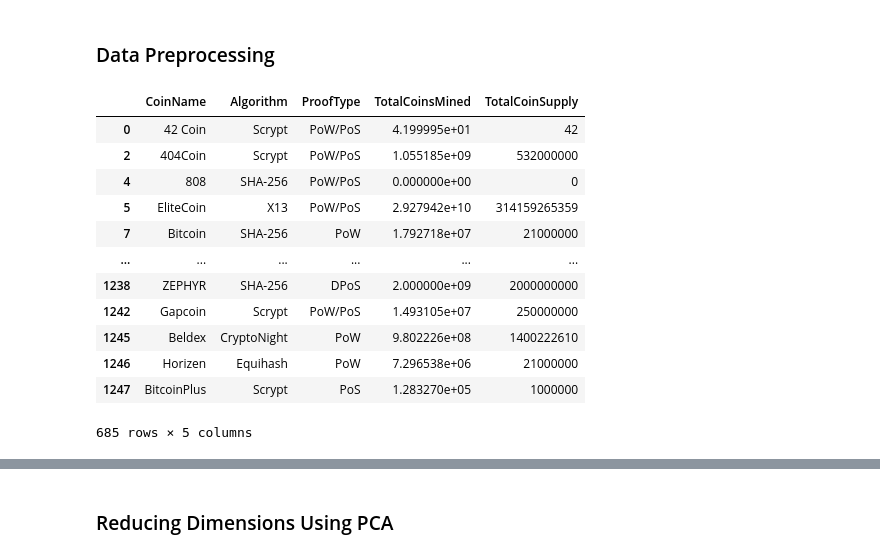
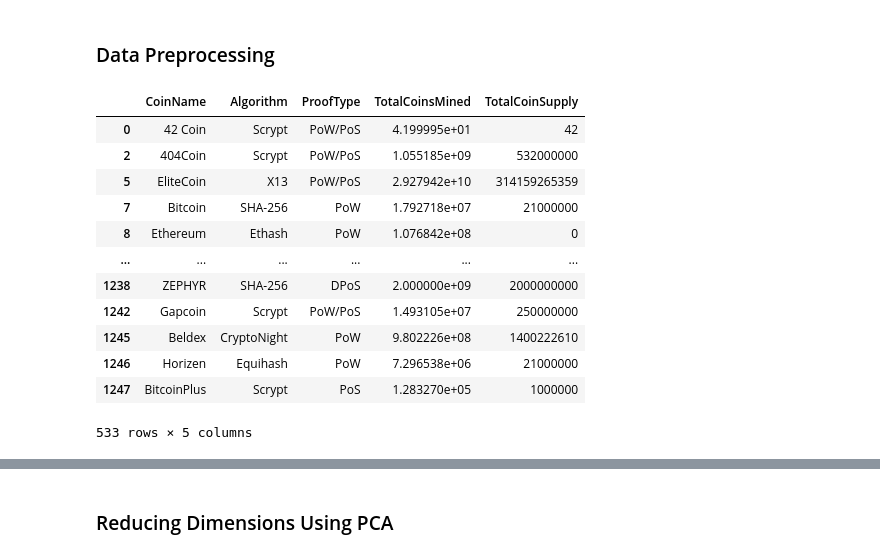
Before and after one commit to gokhanunal34/awsCloud, a Jupyter notebook: Starter_Files/crypto_clustering.ipynb, the cells around one changed output, grey strips where cells are left out. Saved outputs shown, nothing was run; the diff lists cells and outputs as text; code cells hidden in the pictures.

```diff
--- a/Starter_Files/crypto_clustering.ipynb
+++ b/Starter_Files/crypto_clustering.ipynb
@@ -81,27 +61,27 @@ cryptoDf.drop(columns=['IsTrading'], inplace=True)
 cryptoDf.dropna(axis=0, inplace=True)
 # %%
 # Remove rows with cryptocurrencies having no coins mined
-cryptodf = cryptoDf[cryptoDf['TotalCoinsMined'] != 0]
+cryptoDfCleaned = cryptoDf[cryptoDf['TotalCoinsMined'] != 0]
 # %%
 # Drop rows where there are 'N/A' text values
-for i in cryptoDf.columns:
-    cryptoDf = cryptoDf[cryptoDf[i] != "N/A"]
+for i in cryptoDfCleaned.columns:
+    cryptoDfCleaned = cryptoDfCleaned[cryptoDfCleaned[i] != "N/A"]
 
-cryptoDf
+cryptoDfCleaned
 # %% [output]
 |  | CoinName | Algorithm | ProofType | TotalCoinsMined | TotalCoinSupply |
 | 0 | 42 Coin | Scrypt | PoW/PoS | 4.199995e+01 | 42 |
 | 2 | 404Coin | Scrypt | PoW/PoS | 1.055185e+09 | 532000000 |
-| 4 | 808 | SHA-256 | PoW/PoS | 0.000000e+00 | 0 |
 | 5 | EliteCoin | X13 | PoW/PoS | 2.927942e+10 | 314159265359 |
 | 7 | Bitcoin | SHA-256 | PoW | 1.792718e+07 | 21000000 |
+| 8 | Ethereum | Ethash | PoW | 1.076842e+08 | 0 |
 | ... | ... | ... | ... | ... | ... |
 | 1238 | ZEPHYR | SHA-256 | DPoS | 2.000000e+09 | 2000000000 |
 | 1242 | Gapcoin | Scrypt | PoW/PoS | 1.493105e+07 | 250000000 |
 | 1245 | Beldex | CryptoNight | PoW | 9.802226e+08 | 1400222610 |
 | 1246 | Horizen | Equihash | PoW | 7.296538e+06 | 21000000 |
 | 1247 | BitcoinPlus | Scrypt | PoS | 1.283270e+05 | 1000000 |
-685 rows × 5 columns
+533 rows × 5 columns
 # %%
 # Store the 'CoinName'column in its own DataFrame prior to dropping it from crypto_df
 coinNameDf = cryptoDf["CoinName"]
```
Also changed, not shown: parts of 13 cells of this notebook.
